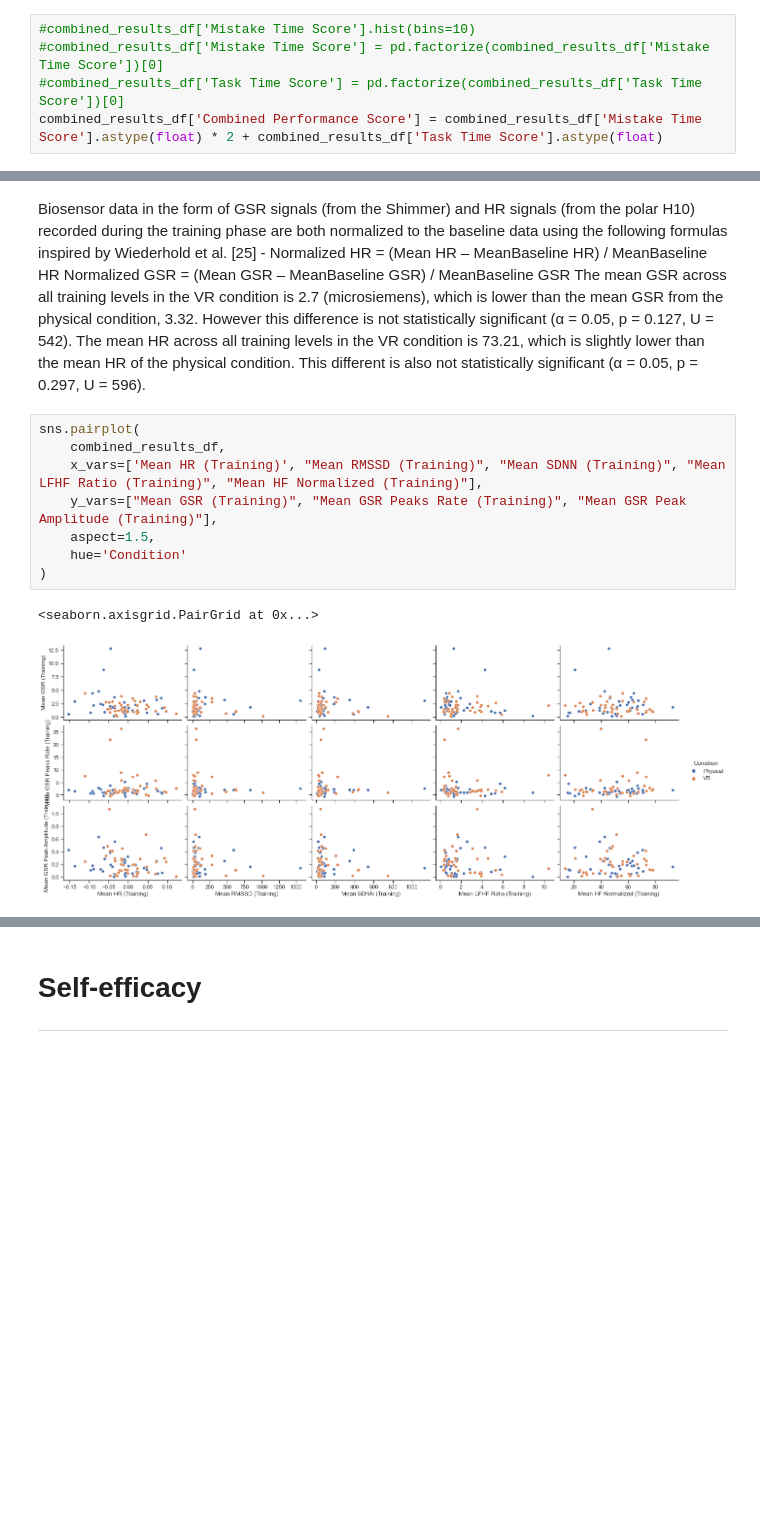
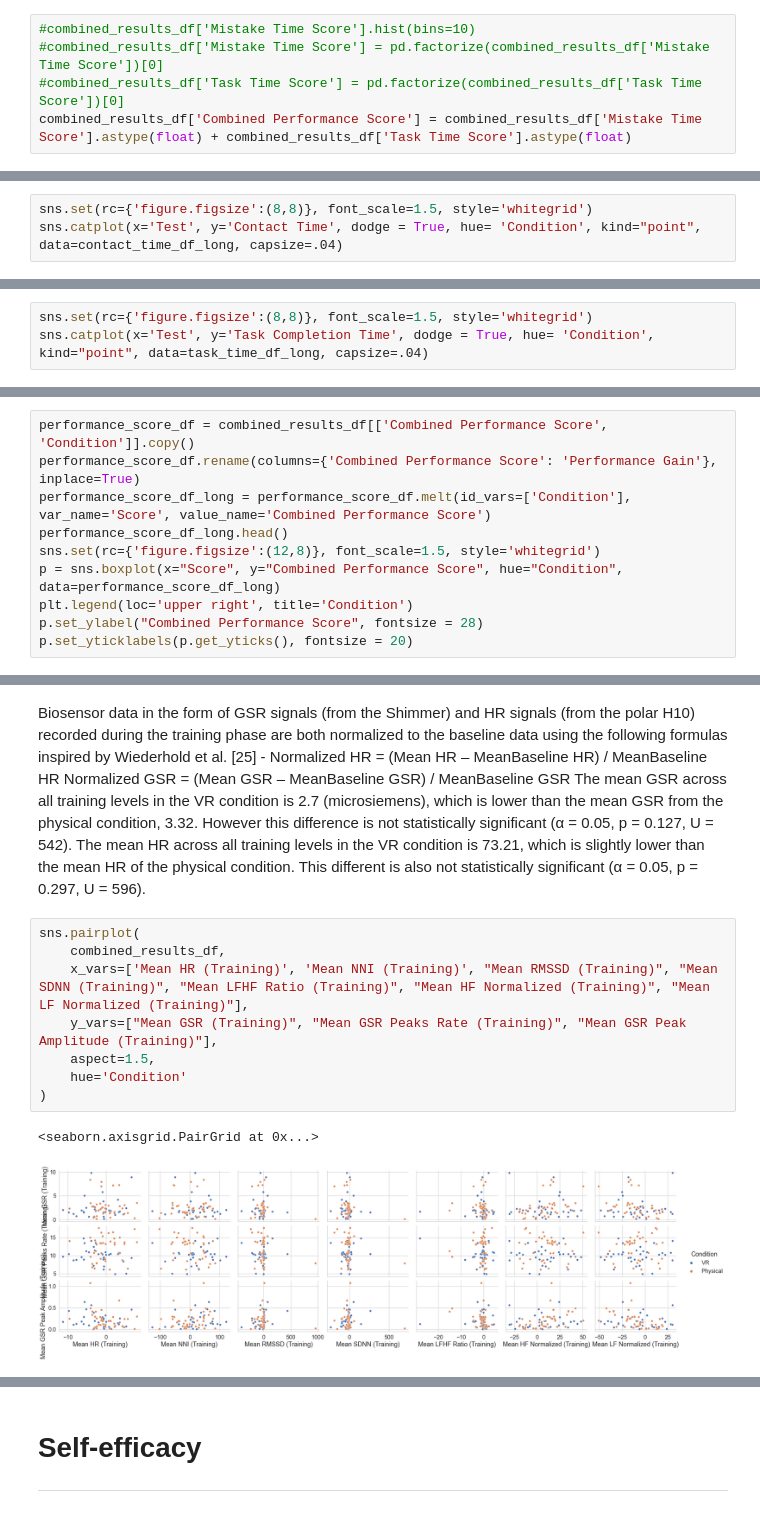
Before and after one commit to karmakomik/BuzzwireExperimentDataAnalysis, a Jupyter notebook: Dec2021ExperimentResults/iMotionsData/BuzzwireStats.ipynb, the cells around one changed output, grey strips where cells are left out. Cells and saved outputs as stored; diff of their text form; blank space fills up the shorter version.

Commit message:
Added notebook (buzzwireeventstats.ipynb) for event related analysis (for Eurohaptics WIP) and added some more analysis and graphs for the VR journal paper in buzzwirestats.ipynb

```diff
--- a/Dec2021ExperimentResults/iMotionsData/BuzzwireStats.ipynb
+++ b/Dec2021ExperimentResults/iMotionsData/BuzzwireStats.ipynb
@@ -195,5 +289,5 @@ combined_results_df['Task Time Score'] = pd.qcut(combined_results_df['Task Compl
 #combined_results_df['Mistake Time Score'].hist(bins=10)
 #combined_results_df['Mistake Time Score'] = pd.factorize(combined_results_df['Mistake Time Score'])[0]
 #combined_results_df['Task Time Score'] = pd.factorize(combined_results_df['Task Time Score'])[0]
-combined_results_df['Combined Performance Score'] = combined_results_df['Mistake Time Score'].astype(float) * 2 + combined_results_df['Task Time Score'].astype(float)
+combined_results_df['Combined Performance Score'] = combined_results_df['Mistake Time Score'].astype(float) + combined_results_df['Task Time Score'].astype(float)
 # %%
@@ -333,0 +493,3 @@ Statistical significance -  MannwhitneyuResult(statistic=747.5, pvalue=0.3765806
+# %%
+sns.set(rc={'figure.figsize':(8,8)}, font_scale=1.5, style='whitegrid')
+sns.catplot(x='Test', y='Contact Time', dodge = True, hue= 'Condition', kind="point", data=contact_time_df_long, capsize=.04)
@@ -333,0 +511,3 @@ Statistical significance -  MannwhitneyuResult(statistic=747.5, pvalue=0.3765806
+# %%
+sns.set(rc={'figure.figsize':(8,8)}, font_scale=1.5, style='whitegrid')
+sns.catplot(x='Test', y='Task Completion Time', dodge = True, hue= 'Condition', kind="point", data=task_time_df_long, capsize=.04)
@@ -333,0 +517,10 @@ Statistical significance -  MannwhitneyuResult(statistic=747.5, pvalue=0.3765806
+# %%
+performance_score_df = combined_results_df[['Combined Performance Score', 'Condition']].copy()
+performance_score_df.rename(columns={'Combined Performance Score': 'Performance Gain'}, inplace=True)
+performance_score_df_long = performance_score_df.melt(id_vars=['Condition'], var_name='Score', value_name='Combined Performance Score')
+performance_score_df_long.head()
+sns.set(rc={'figure.figsize':(12,8)}, font_scale=1.5, style='whitegrid')
+p = sns.boxplot(x="Score", y="Combined Performance Score", hue="Condition", data=performance_score_df_long)
+plt.legend(loc='upper right', title='Condition')
+p.set_ylabel("Combined Performance Score", fontsize = 28)
+p.set_yticklabels(p.get_yticks(), fontsize = 20)
@@ -368,14 +592,14 @@ The mean GSR across all training levels in the VR condition is 2.7 (microsiemens
 # %%
 sns.pairplot(
     combined_results_df,
-    x_vars=['Mean HR (Training)', "Mean RMSSD (Training)", "Mean SDNN (Training)", "Mean LFHF Ratio (Training)", "Mean HF Normalized (Training)"],
+    x_vars=['Mean HR (Training)', 'Mean NNI (Training)', "Mean RMSSD (Training)", "Mean SDNN (Training)", "Mean LFHF Ratio (Training)", "Mean HF Normalized (Training)", "Mean LF Normalized (Training)"],
     y_vars=["Mean GSR (Training)", "Mean GSR Peaks Rate (Training)", "Mean GSR Peak Amplitude (Training)"],
     aspect=1.5,
     hue='Condition'
 )
 # %% [output]
 <seaborn.axisgrid.PairGrid at 0x...>
-[figure, old version]
+[figure, new version]
 # %%
 print('HR \n-----')
 #Mean HR
```
Also changed, not shown: parts of 93 cells of this notebook, 15 other files.
